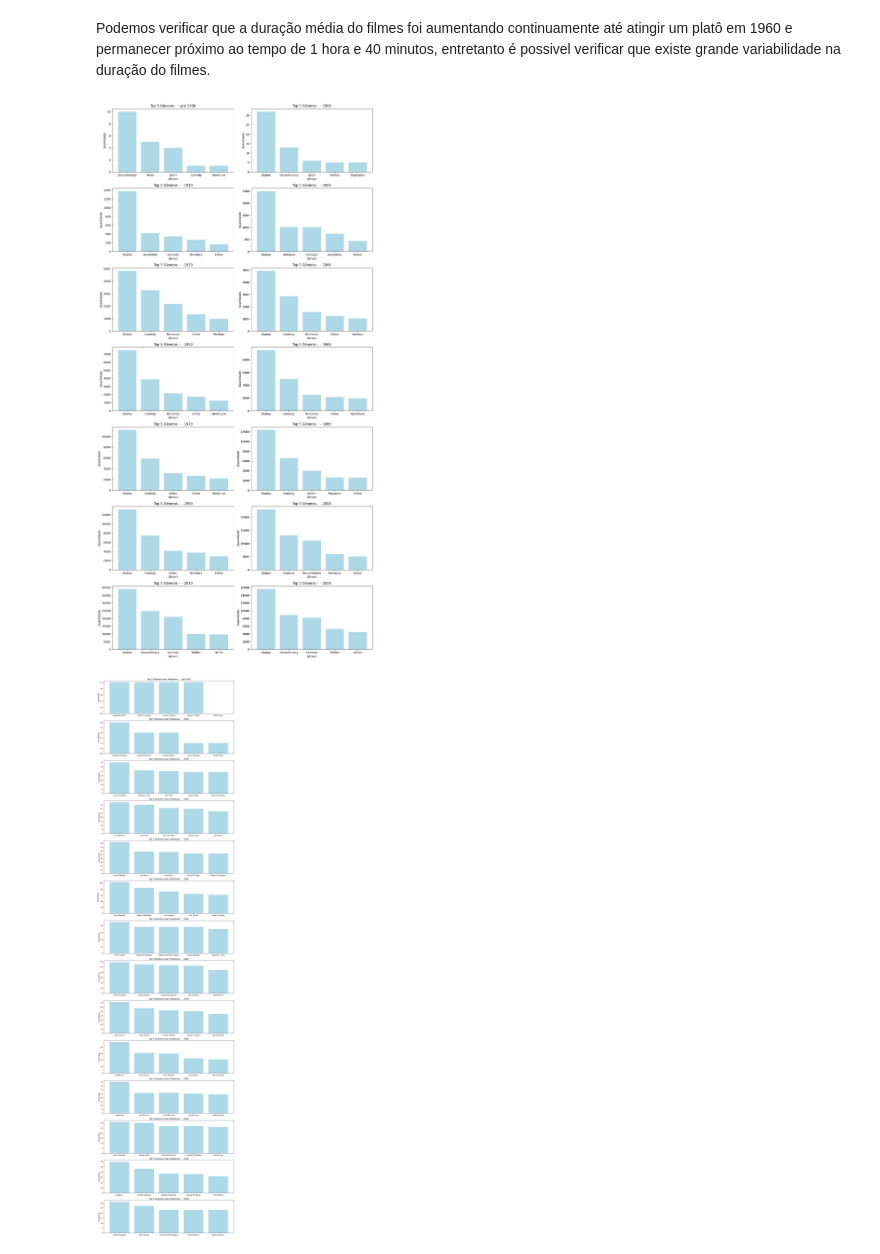
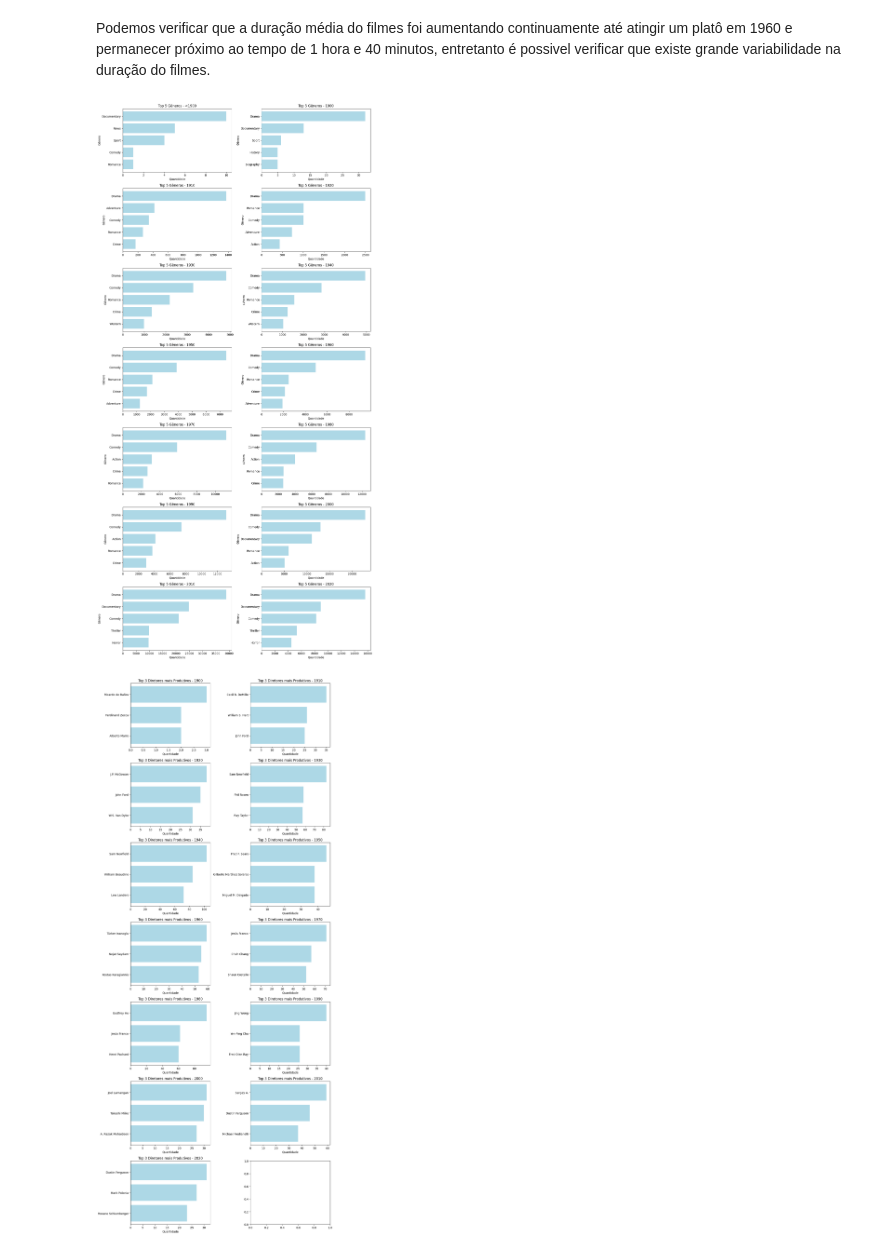
Before and after one commit to gabriel-victor933/Project-Movies-Data-Analysis, a Jupyter notebook: data_viz.ipynb, the cells around one changed output. Drawn from its saved outputs; the diff is of its cells as text; code cells hidden in the pictures.

Commit message:
fix: changind chart orientation

```diff
--- a/data_viz.ipynb
+++ b/data_viz.ipynb
@@ -59,7 +59,7 @@ bins = [1800,
  ]
 
 labels = [
-    "pré 1900",
+    "<1900",
     '1900',
     '1910',
     '1920',
@@ -144,7 +144,9 @@ dtype: object
 # %% [markdown]
 Podemos verificar que a duração média do filmes foi aumentando continuamente até atingir um platô em 1960 e permanecer próximo ao tempo de 1 hora e 40 minutos, entretanto é possivel verificar que existe grande variabilidade na duração do filmes.
 # %%
-def pivot_table_bar_plot_decade(df,color='blue',topn=5,title='',xlabel='',ylabel='',nrows=7,ncols=2,figsize=(14,28)):
+
+
+def pivot_table_barh_plot_decade(df,color='blue',topn=5,title='',xlabel='',ylabel='',nrows=7,ncols=2,figsize=(14,28)):
     decades = df.columns
 
     fig, axes = plt.subplots(nrows=nrows, ncols=ncols, figsize=figsize)
@@ -153,9 +155,11 @@ def pivot_table_bar_plot_decade(df,color='blue',topn=5,title='',xlabel='',ylabel
     for i, decade in enumerate(decades):
         top_genres = df[decade].sort_values(ascending=False).head(topn)
 
-        axes[i].bar(top_genres.index, top_genres.values, color=color)
+        axes[i].barh(top_genres.index, top_genres.values, color=color)
 
         axes[i].set_title(f'{title} - {decade}')
+
+        axes[i].invert_yaxis()
 
         axes[i].set_xlabel(xlabel)
         axes[i].set_ylabel(ylabel)
@@ -172,18 +176,20 @@ movies_filtered = movies_filtered.explode('genres').reset_index()
 
 movies_pivot = pd.pivot_table(movies_filtered,values='tconst',index=['genres'],columns=['decades'],aggfunc='count')
 
-pivot_table_bar_plot_decade(movies_pivot,'lightblue',5,'Top 5 Gêneros - ','Gênero','Quantidade')
+pivot_table_barh_plot_decade(movies_pivot,'lightblue',5,'Top 5 Gêneros','Quantidade','Gênero')
 # %% [output]
-[figure, old version]
+[figure, new version]
 # %%
-directors_filtered = movies.loc[(~pd.isna(movies['directors']))&(movies['runtimeMinutes'] > 40),['decades','directors']]
+directors_filtered = movies.loc[(~pd.isna(movies['directors']))&(movies['runtimeMinutes'] > 40)&(movies['decades'] != '<1900'),['decades','directors']]
 
 directors_filtered.loc[:,'directors'] = directors_filtered.loc[:,'directors'].str.split(',')
 
 directors_filtered = directors_filtered.explode('directors').reset_index()
 
 directors_pivot = pd.pivot_table(directors_filtered,values='tconst',index=['directors'],columns=['decades'],aggfunc='count')
 
-pivot_table_bar_plot_decade(directors_pivot,'lightblue',5,'Top 5 Diretores mais Produtivos - ','','Quantidade',14,1,(12,48))
+directors_pivot = directors_pivot.drop('<1900',axis=1)
+
+pivot_table_barh_plot_decade(directors_pivot,'lightblue',3,'Top 3 Diretores mais Produtivos','Quantidade','',7,2,(12,28))
 # %% [output]
-[figure, old version]
+[figure, new version]
```
Also changed, not shown: parts of 4 cells of this notebook.
